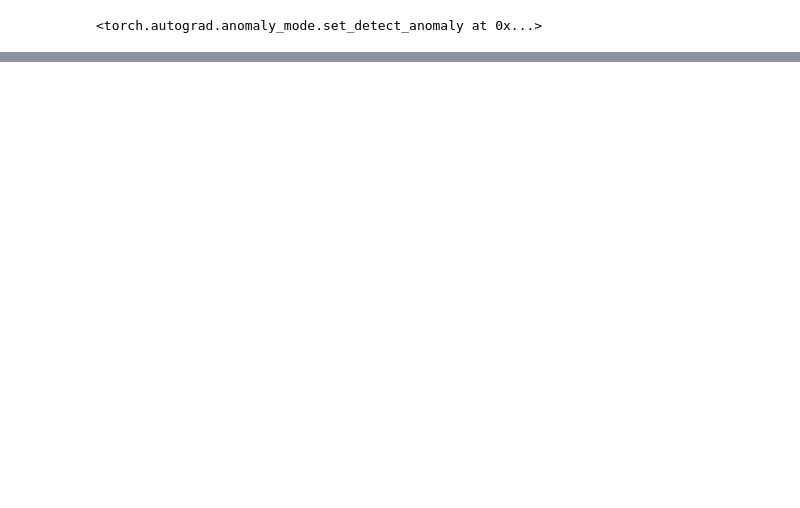
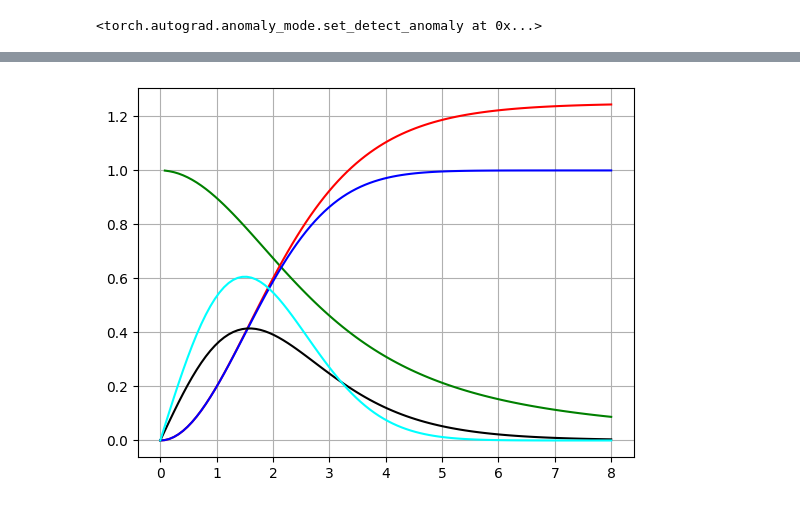
Before and after one commit to mtaktash/gs_2d_toy, a Jupyter notebook: robcurve.ipynb, the cells around one changed output, grey strips where cells are left out. Drawn from its saved outputs; the diff is of its cells as text; code cells hidden in the pictures; blank space fills up the shorter version.

```diff
--- a/robcurve.ipynb
+++ b/robcurve.ipynb
@@ -209,2 +243,49 @@ def create_video():
 
 create_video()
+# %%
+def robust_loss(residuals):
+
+    c = torch.tensor([1.5], device="cuda")
+
+    a = torch.tensor([-8], device="cuda")
+
+    if a.item() == -1:
+
+        loss = 1 - torch.exp(-0.5 * (residuals / c) ** 2)
+
+    else:
+        t = ((residuals / c) ** 2 / torch.abs(a - 2)) + 1
+        t1 = torch.pow(t, a / 2) - 1
+        loss = t1 * torch.abs(a - 2) / a
+
+    # idx_inliers = (loss / 0.5 * (residuals / c) ** 2) > 1
+
+    return loss
+
+
+residual = torch.linspace(0, 8, 100, device="cuda", requires_grad=True)
+optimizer = torch.optim.Adam([residual], lr=0.1, eps=1e-08)
+
+loss = robust_loss(residual)
+loss_tot = torch.sum(loss)
+loss_tot.backward()
+
+c_cpu = 1.5
+
+
+ratio = loss.cpu() / (0.5 * (residual.cpu() / c_cpu) ** 2)
+
+grad = (residual / c_cpu) * torch.exp(-0.5 * (residual / c_cpu) ** 2)
+plt.plot(residual.detach().cpu(), ratio.detach().cpu(), c="green")
+plt.plot(residual.detach().cpu(), loss.detach().cpu(), c="red")
+plt.plot(
+    residual.detach().cpu(),
+    1 - torch.exp(-0.5 * (residual / 1.5) ** 2).detach().cpu(),
+    c="blue",
+)
+plt.plot(residual.detach().cpu(), residual.grad.cpu(), c="black")
+plt.plot(residual.detach().cpu(), grad.detach().cpu(), c="cyan")
+plt.grid()
+plt.show()
+# %% [output]
+[figure, added]
```
Also changed, not shown: parts of 5 cells of this notebook.
